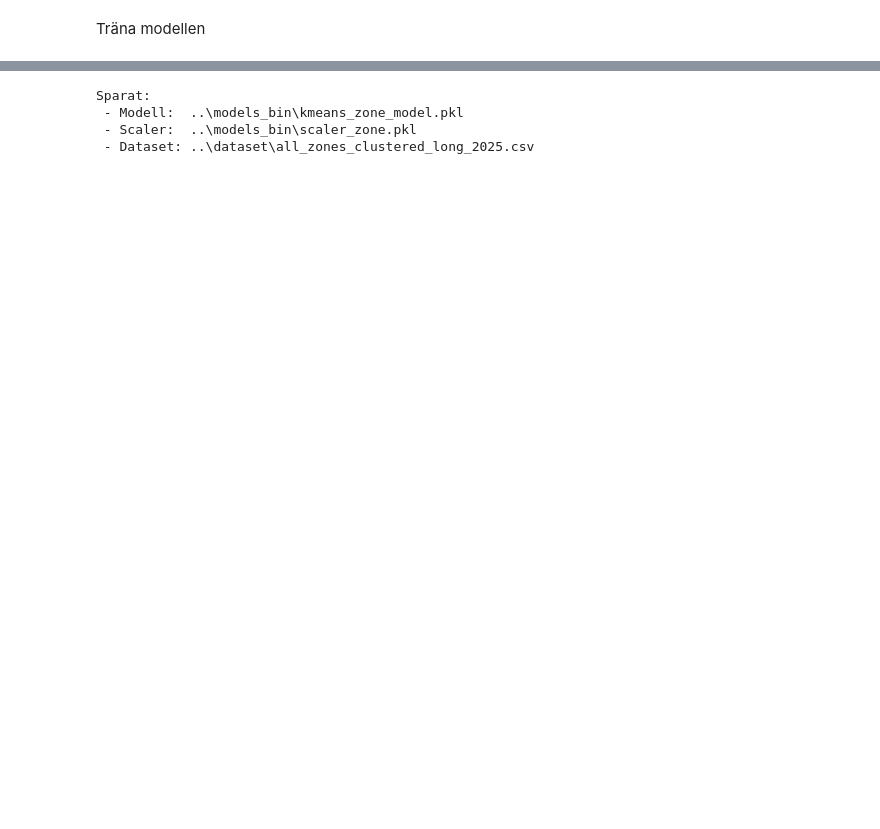
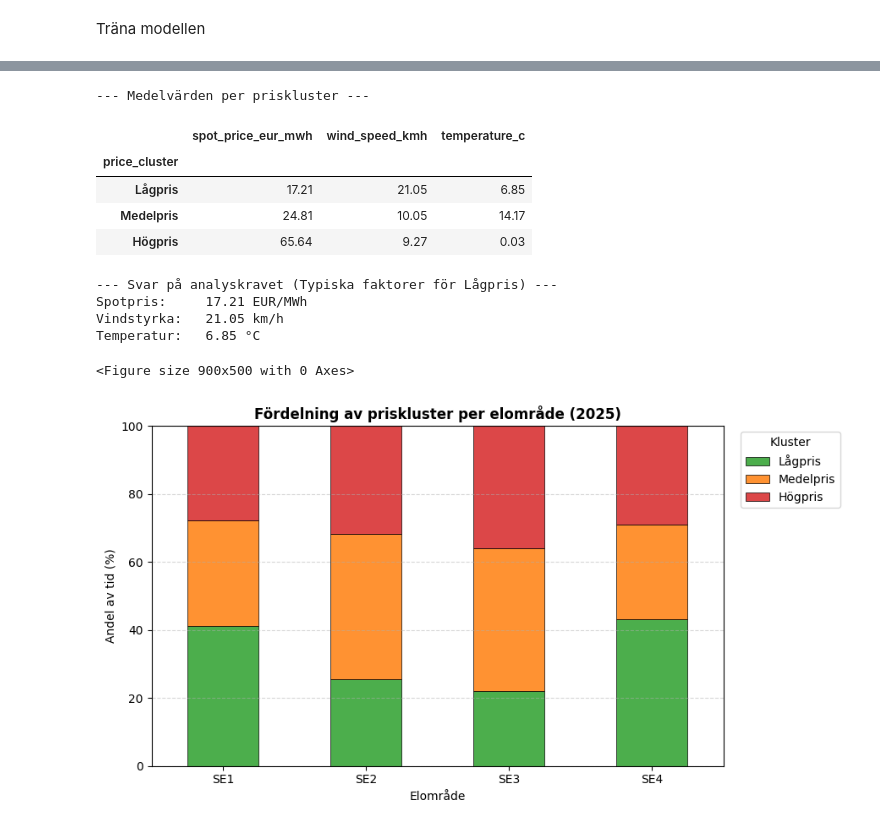
Before and after one commit to Grevendev/Predictor, a Jupyter notebook: models/clustering.ipynb, the cells around one changed output, grey strips where cells are left out. Cells and saved outputs as stored; diff of their text form; code cells hidden in the pictures; blank space fills up the shorter version.

```diff
--- a/models/clustering.ipynb
+++ b/models/clustering.ipynb
@@ -110,31 +159,58 @@ Spara modellen
 # %%
-from pathlib import Path
-import joblib
+# 1. Sammanställ profil per kluster
+cluster_summary = (
+    df_clean.groupby("price_cluster")[FEATURES]
+    .mean()
+    .loc[["Lågpris", "Medelpris", "Högpris"]]
+    .round(2)
+)
 
-# 1. Definiera kataloger
-model_dir = Path("../models_bin")
-dataset_dir = Path("../dataset")
+print("--- Medelvärden per priskluster ---")
+display(cluster_summary)
 
-model_dir.mkdir(parents=True, exist_ok=True)
-dataset_dir.mkdir(parents=True, exist_ok=True)
+low = cluster_summary.loc["Lågpris"]
+print("\n--- Svar på analyskravet (Typiska faktorer för Lågpris) ---")
+print(f"Spotpris:     {low['spot_price_eur_mwh']} EUR/MWh")
+print(f"Vindstyrka:   {low['wind_speed_kmh']} km/h")
+print(f"Temperatur:   {low['temperature_c']} °C")
 
-# 2. Spara artefakterna i models_bin med Path-syntax (/)
-model_path = model_dir / "kmeans_zone_model.pkl"
-scaler_path = model_dir / "scaler_zone.pkl"
+# 2. Stapeldiagram över zonernas fördelning
+zone_dist = (
+    pd.crosstab(df_clean["zone"], df_clean["price_cluster"], normalize="index")[
+        ["Lågpris", "Medelpris", "Högpris"]
+    ]
+    * 100
+)
 
-joblib.dump(kmeans, model_path)
-joblib.dump(scaler, scaler_path)
-
-# 3. Spara det berikade datasetet i dataset-mappen
-output_dataset = dataset_dir / "all_zones_clustered_long_2025.csv"
-df_clean.to_csv(output_dataset, index=False)
-
-print("Sparat:")
-print(f" - Modell:  {model_path}")
-print(f" - Scaler:  {scaler_path}")
-print(f" - Dataset: {output_dataset}")
+plt.figure(figsize=(9, 5))
+ax = zone_dist.plot(
+    kind="bar",
+    stacked=True,
+    color=["#2ca02c", "#ff7f0e", "#d62728"],
+    figsize=(9, 5),
+    edgecolor="black",
+    linewidth=0.6,
+    alpha=0.85,
+)
+plt.title("Fördelning av priskluster per elområde (2025)", fontweight="bold")
+plt.xlabel("Elområde")
+plt.ylabel("Andel av tid (%)")
+plt.xticks(rotation=0)
+plt.ylim(0, 100)
+plt.legend(title="Kluster", bbox_to_anchor=(1.02, 1), loc="upper left")
+plt.grid(axis="y", linestyle="--", alpha=0.5)
+plt.tight_layout()
+plt.show()
 # %% [output]
-Sparat:
- - Modell:  ..\models_bin\kmeans_zone_model.pkl
- - Scaler:  ..\models_bin\scaler_zone.pkl
- - Dataset: ..\dataset\all_zones_clustered_long_2025.csv
+--- Medelvärden per priskluster ---
+|  | spot_price_eur_mwh | wind_speed_kmh | temperature_c |
+| price_cluster |  |  |  |
+| Lågpris | 17.21 | 21.05 | 6.85 |
+| Medelpris | 24.81 | 10.05 | 14.17 |
+| Högpris | 65.64 | 9.27 | 0.03 |
+--- Svar på analyskravet (Typiska faktorer för Lågpris) ---
+Spotpris:     17.21 EUR/MWh
+Vindstyrka:   21.05 km/h
+Temperatur:   6.85 °C
+<Figure size 900x500 with 0 Axes>
+[figure, added]
```
Also changed, not shown: parts of 10 cells of this notebook, 4 other files.
